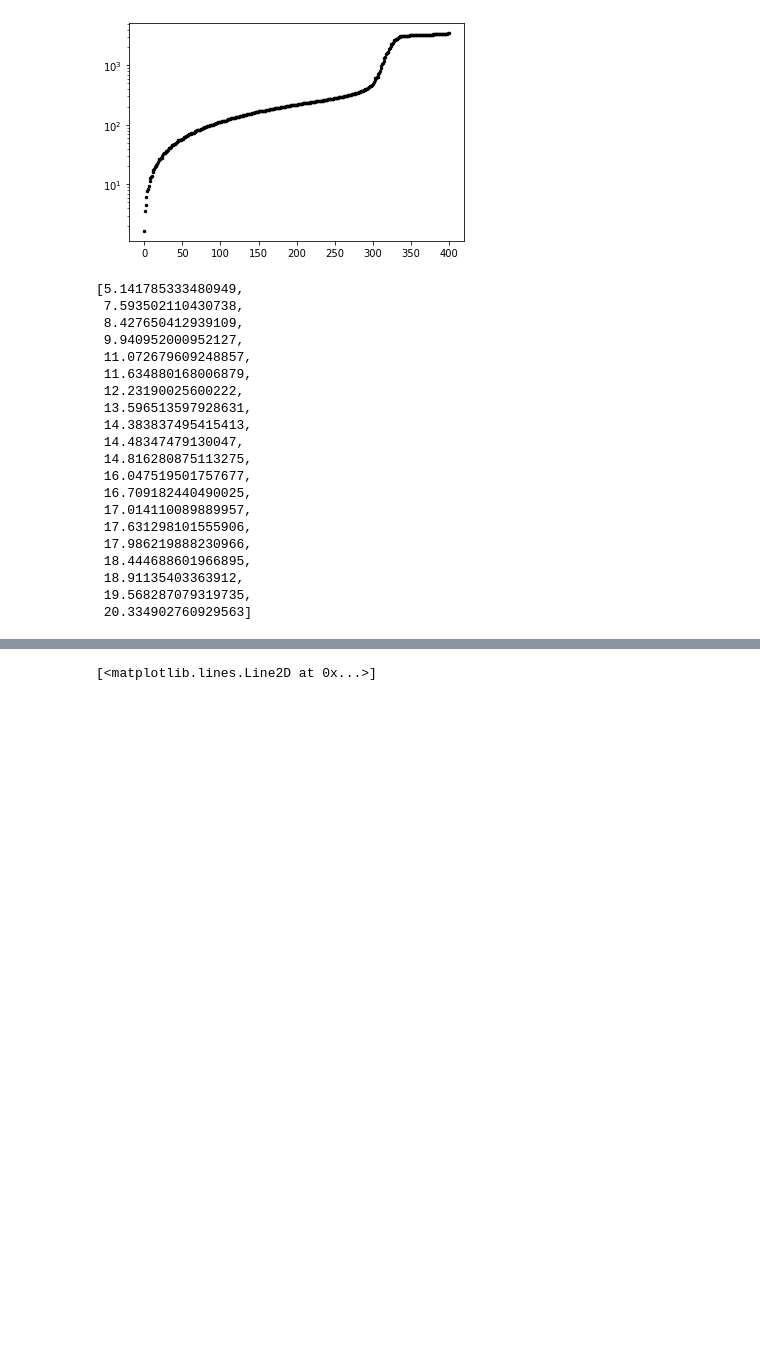
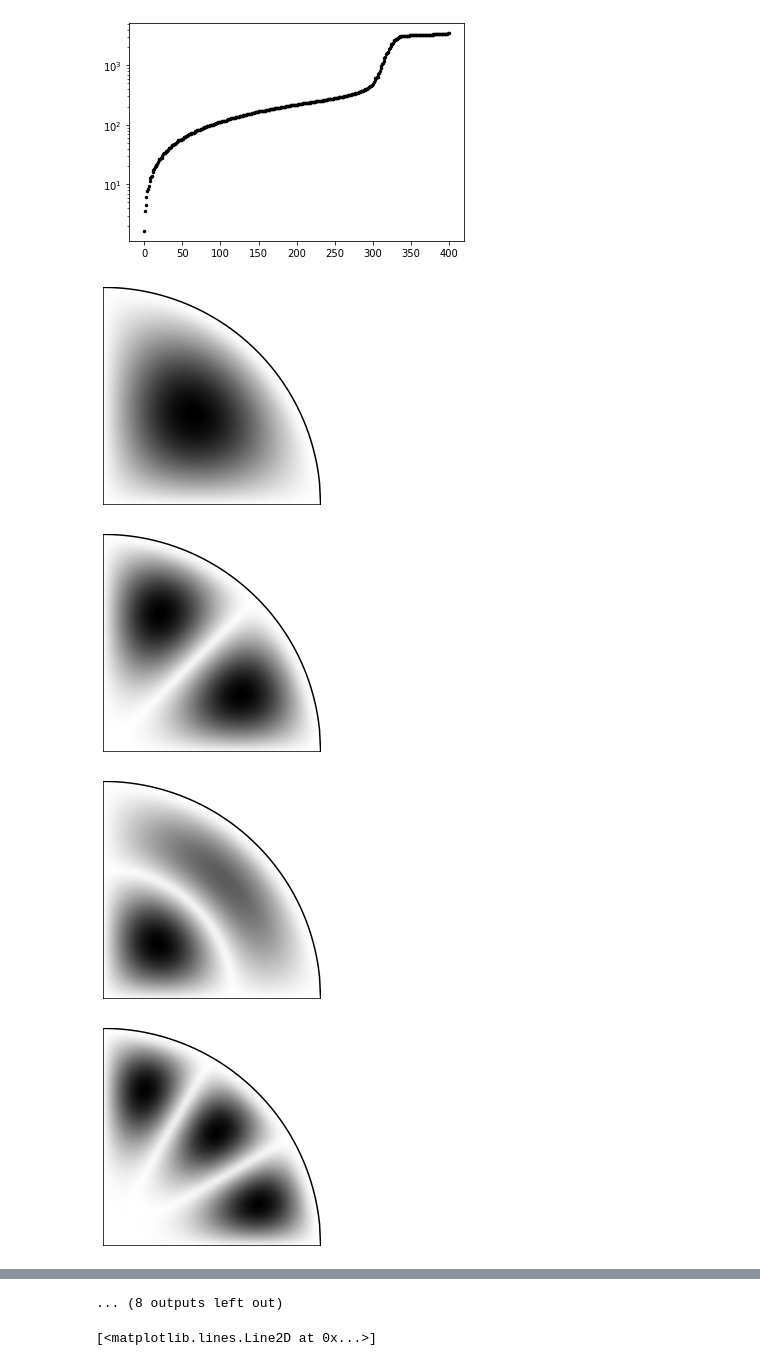
Before and after one commit to benjaminorthner/cms_exam_project, a Jupyter notebook: billiard/billiard.ipynb, the cells around one changed output, grey strips where cells are left out. Saved outputs shown, nothing was run; the diff lists cells and outputs as text; code cells hidden in the pictures; blank space fills up the shorter version.

```diff
--- a/billiard/billiard.ipynb
+++ b/billiard/billiard.ipynb
@@ -9,26 +9,11 @@ V-matrix Imported
 QC.plot_e_energies(log=True)
 # %% [output]
 [figure]
-# %%
-sorted(QC.kn_evals[:20])
-# %% [output]
-[5.141785333480949,
- 7.593502110430738,
- 8.427650412939109,
- 9.940952000952127,
- 11.072679609248857,
- 11.634880168006879,
- 12.23190025600222,
- 13.596513597928631,
- 14.383837495415413,
- 14.48347479130047,
- 14.816280875113275,
- 16.047519501757677,
- 16.709182440490025,
- 17.014110089889957,
- 17.631298101555906,
- 17.986219888230966,
- 18.444688601966895,
- 18.91135403363912,
- 19.568287079319735,
- 20.334902760929563]
+# %%
+for i in range(20):
+    QC.plot_wavefunction(i, 50, 50, save=True)
+# %% [output]
+[figure, added]
+[figure, added]
+[figure, added]
+[figure, added]
@@ -35,3 +28,4 @@ sorted(QC.kn_evals[:20])
+... (8 outputs left out)
 # %%
 def nE(Emax, E_list):
     # Returns count of entries in E_list smaller or equal to Emax
```
Also changed, not shown: parts of 10 cells of this notebook, 10 other files.
